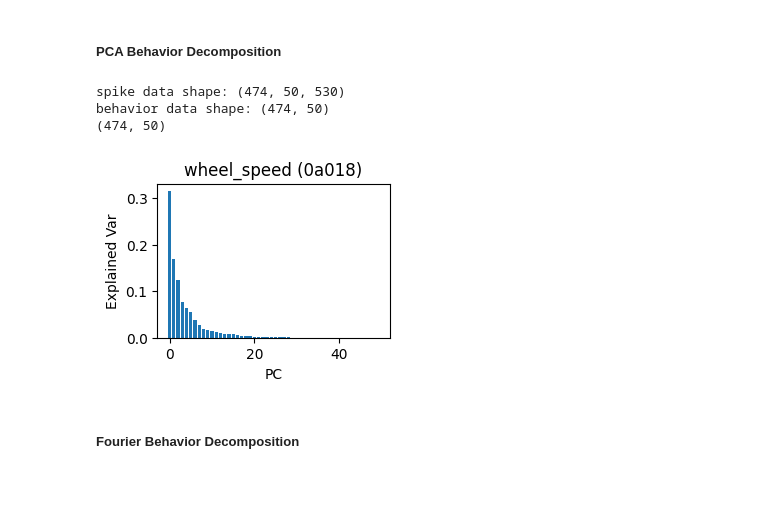
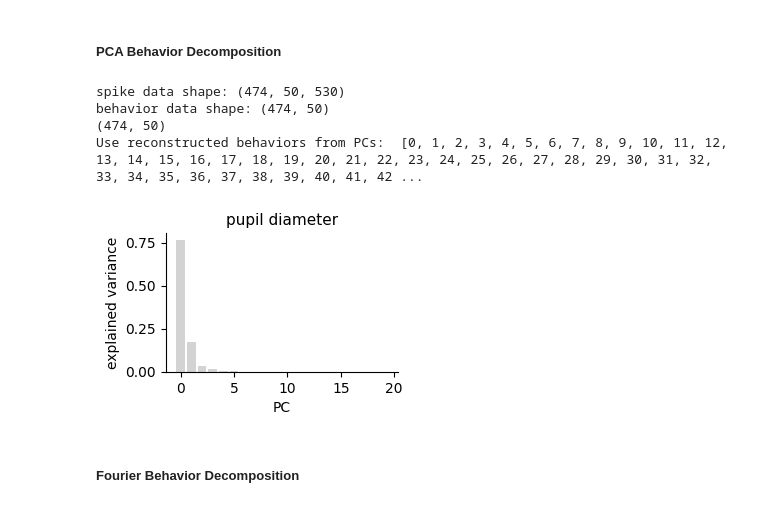
Before and after one commit to yzhang511/neural_decoding, a Jupyter notebook: notebooks/behavior_decomp.ipynb, the cells around one changed output. Drawn from its saved outputs; the diff is of its cells as text; code cells hidden in the pictures.

Commit message:
updated behavior decomp plots

```diff
--- a/notebooks/behavior_decomp.ipynb
+++ b/notebooks/behavior_decomp.ipynb
@@ -55,7 +55,8 @@ def behavior_decomp(eid, target, model, model_class, data_dir, decomp_type='PCA'
         'lr_factor': 0.1,
         'lr_patience': 5,
         'device': DEVICE,
-        'n_workers': os.cpu_count()
+        'n_workers': os.cpu_count(),
+        'comp_idxs': list(np.arange(50))
     }
 
     dm = SingleSessionDataModule(config)
@@ -203,7 +205,7 @@ def r2_decomp(eid, target, model, model_class, data_dir, n_comp=30):
 ##### PCA Behavior Decomposition
 # %%
 eid = eids[0]
-target = 'wheel_speed'
+target = 'pupil_diameter'
 # %%
 signal_decomp, recon_decomp, error_decomp, pca_var_explained, _, _, _ = behavior_decomp(
     eids[0], target=target,
@@ -213,14 +215,18 @@ signal_decomp, recon_decomp, error_decomp, pca_var_explained, _, _, _ = behavior
 spike data shape: (474, 50, 530)
 behavior data shape: (474, 50)
 (474, 50)
+Use reconstructed behaviors from PCs:  [0, 1, 2, 3, 4, 5, 6, 7, 8, 9, 10, 11, 12, 13, 14, 15, 16, 17, 18, 19, 20, 21, 22, 23, 24, 25, 26, 27, 28, 29, 30, 31, 32, 33, 34, 35, 36, 37, 38, 39, 40, 41, 42 ...
 # %%
-plt.figure(figsize=(3,2))
-plt.bar(np.arange(len(pca_var_explained)), pca_var_explained)
-plt.title(f'{target} ({eid[:5]})')
-plt.xlabel('PC')
-plt.ylabel('Explained Var');
+fig, ax = plt.subplots(figsize=(3,1.8))
+ax.bar(
+    np.arange(len(pca_var_explained[:20])),
+    pca_var_explained[:20], color='lightgrey')
+ax.set_title(f'{" ".join(target.split("_"))}', fontsize=11)
+ax.set_xlabel('PC')
+ax.set_ylabel('explained variance')
+ax.spines[['right', 'top']].set_visible(False);
 # %% [output]
-[figure, old version]
+[figure, new version]
 # %%
 plt.figure(figsize=(3,2))
 plt.plot(signal_decomp, c='gray', linewidth=3, alpha=.5, label='behavior')
```
Also changed, not shown: parts of 6 cells of this notebook.
